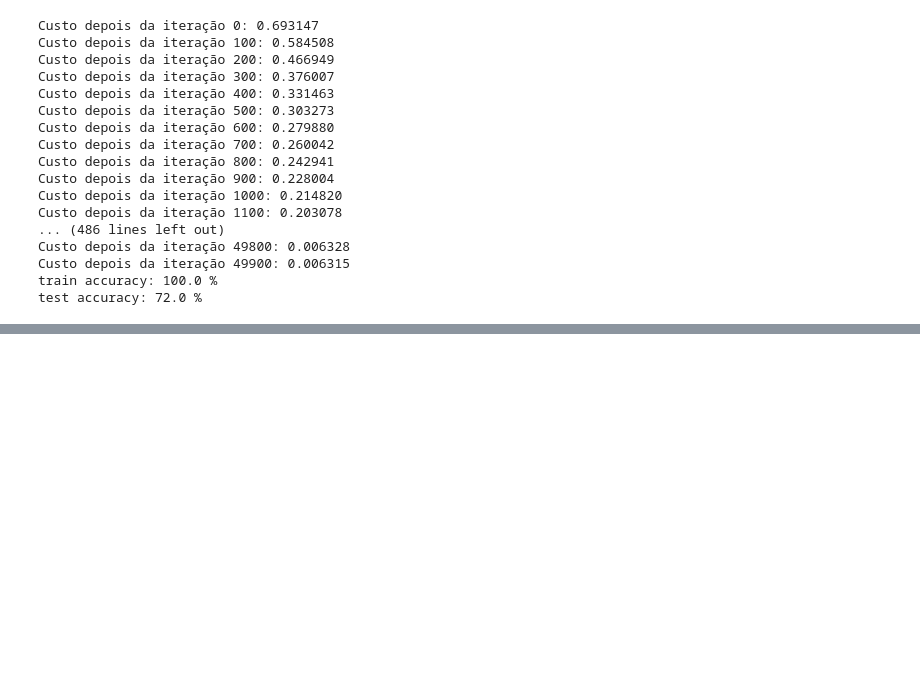
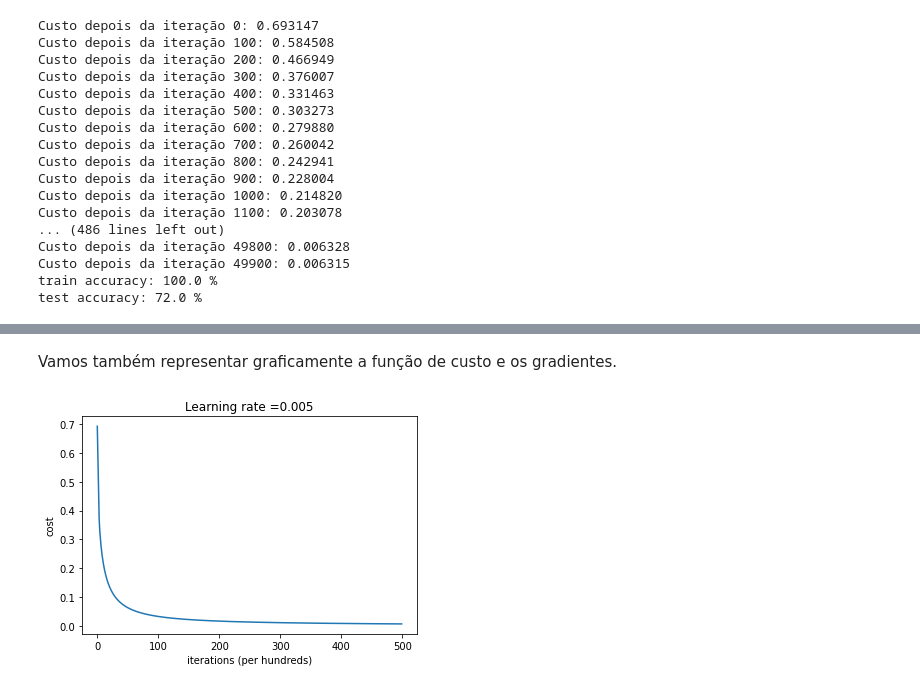
Before and after one commit to ThiagSampaio/DeepLearning, a Jupyter notebook: Regressão_Logística_com_Rede_Neural.ipynb, the cells around one changed output, grey strips where cells are left out. Saved outputs shown, nothing was run; the diff lists cells and outputs as text; code cells hidden in the pictures; blank space fills up the shorter version.

```diff
--- a/Regressão_Logística_com_Rede_Neural.ipynb
+++ b/Regressão_Logística_com_Rede_Neural.ipynb
@@ -572,0 +576,11 @@ test accuracy: 72.0 %
+# %% [markdown]
+Vamos também representar graficamente a função de custo e os gradientes.
+# %%
+costs = np.squeeze(logistic_regression_model['costs'])
+plt.plot(costs)
+plt.ylabel('cost')
+plt.xlabel('iterations (per hundreds)')
+plt.title("Learning rate =" + str(logistic_regression_model["learning_rate"]))
+plt.show()
+# %% [output]
+[figure, added]
```
Also changed, not shown: parts of 11 cells of this notebook.
